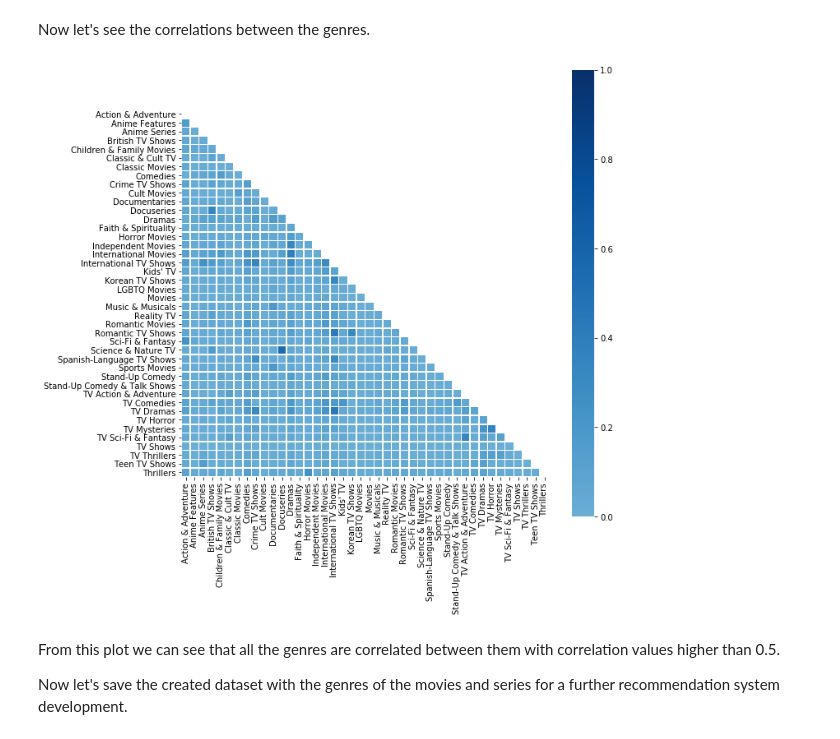
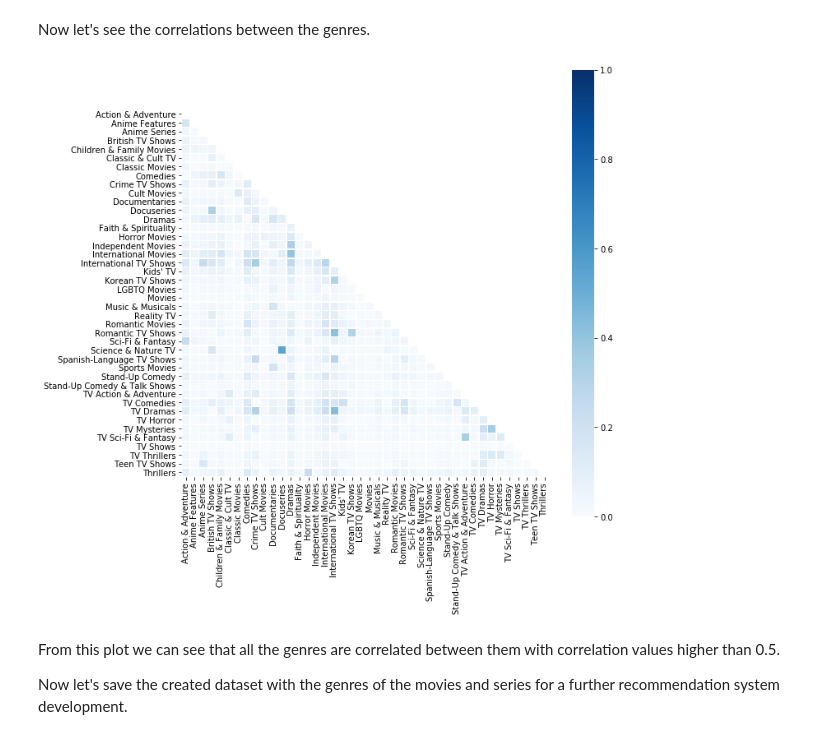
Before and after one commit to mikel-hernandezj/kaggle, a Jupyter notebook: Netflix Movies and TV Shows dataset/Step2_EDA_DataVisualization.ipynb, the cells around one changed output. Drawn from its saved outputs; the diff is of its cells as text; code cells hidden in the pictures.

```diff
--- a/Netflix Movies and TV Shows dataset/Step2_EDA_DataVisualization.ipynb
+++ b/Netflix Movies and TV Shows dataset/Step2_EDA_DataVisualization.ipynb
@@ -157,12 +157,12 @@ Now let's see the correlations between the genres.
 # %%
 cors = abs(genres_df.corr(method='pearson'))
 mask = np.zeros_like(cors, dtype=np.bool)
 mask[np.triu_indices_from(mask)] = True
 fig = plt.figure(figsize=(10,10))
-sns.heatmap(cors, mask=mask, cmap= "Blues", vmax=1, vmin=0, center=0, square=True, linewidths=.5)
+sns.heatmap(cors, mask=mask, cmap= "Blues", vmax=1, vmin=0, square=True, linewidths=.5)
 plt.show()
 # %% [output]
-[figure, old version]
+[figure, new version]
 # %% [markdown]
 From this plot we can see that all the genres are correlated between them with correlation values higher than 0.5.
 
```
Also changed, not shown: parts of 1 cell of this notebook, 1 other file.
